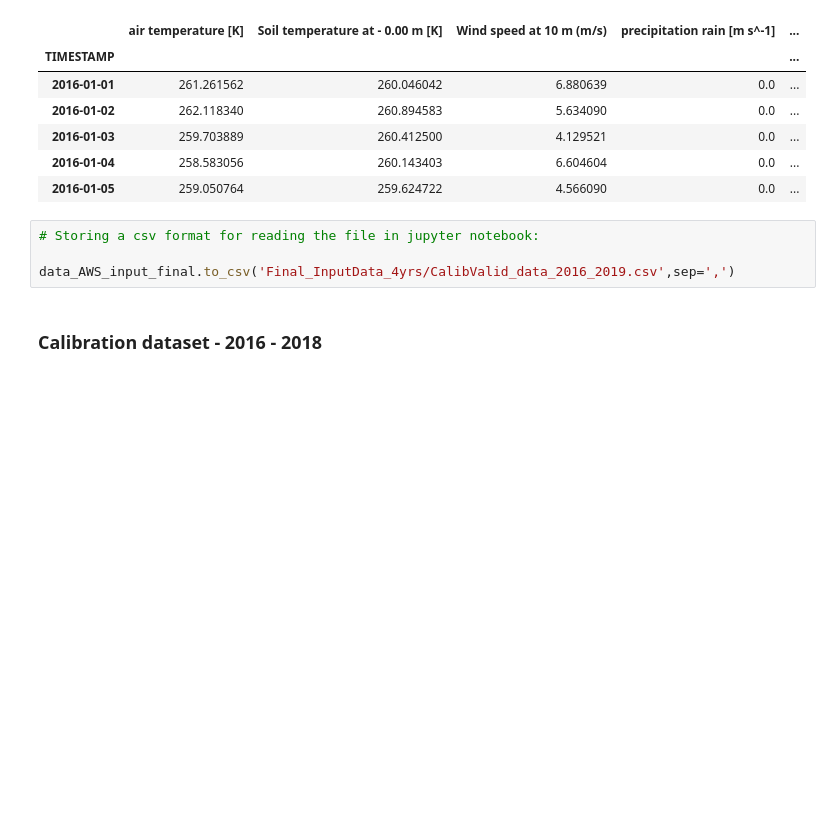
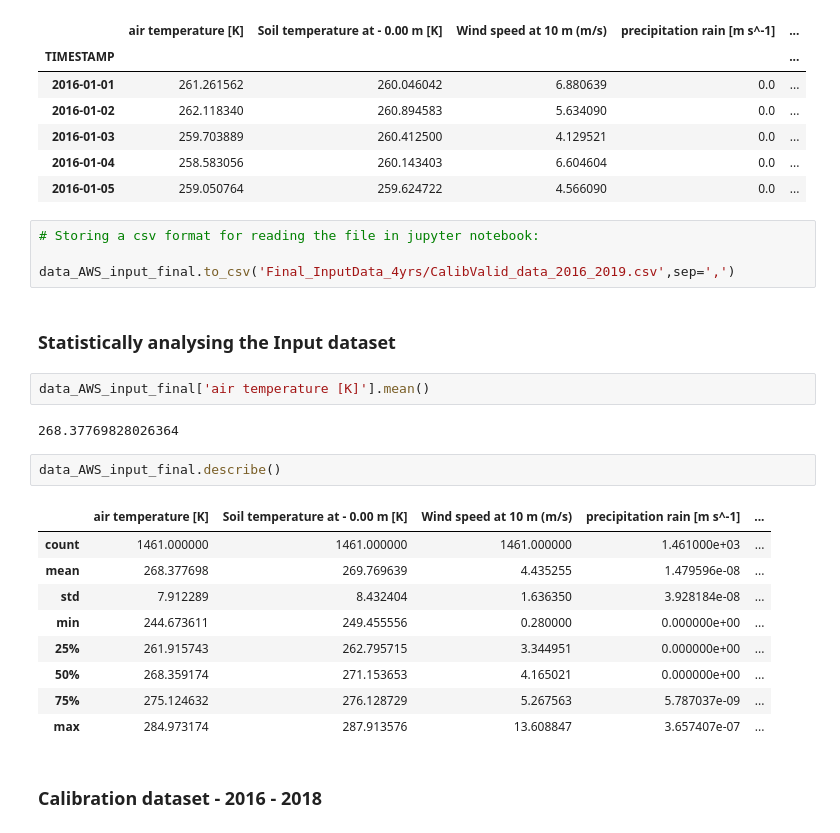
Before and after one commit to radhakrishnabl96/datamshapratirupa, a Jupyter notebook: 1_data_prep/AWS_final_metdata_4yrs_concise.ipynb, the cells around one changed output. Drawn from its saved outputs; the diff is of its cells as text; blank space fills up the shorter version.

```diff
--- a/1_data_prep/AWS_final_metdata_4yrs_concise.ipynb
+++ b/1_data_prep/AWS_final_metdata_4yrs_concise.ipynb
@@ -803,6 +803,24 @@ data_AWS_input_final.head()
 # Storing a csv format for reading the file in jupyter notebook:
 
 data_AWS_input_final.to_csv('Final_InputData_4yrs/CalibValid_data_2016_2019.csv',sep=',')
+# %% [markdown]
+### Statistically analysing the Input dataset
+# %%
+data_AWS_input_final['air temperature [K]'].mean()
+# %% [output]
+268.37769828026364
+# %%
+data_AWS_input_final.describe()
+# %% [output]
+|  | air temperature [K] | Soil temperature at - 0.00 m [K] | Wind speed at 10 m (m/s) | precipitation rain [m s^-1] | ... |
+| count | 1461.000000 | 1461.000000 | 1461.000000 | 1.461000e+03 | ... |
+| mean | 268.377698 | 269.769639 | 4.435255 | 1.479596e-08 | ... |
+| std | 7.912289 | 8.432404 | 1.636350 | 3.928184e-08 | ... |
+| min | 244.673611 | 249.455556 | 0.280000 | 0.000000e+00 | ... |
+| 25% | 261.915743 | 262.795715 | 3.344951 | 0.000000e+00 | ... |
+| 50% | 268.359174 | 271.153653 | 4.165021 | 0.000000e+00 | ... |
+| 75% | 275.124632 | 276.128729 | 5.267563 | 5.787037e-09 | ... |
+| max | 284.973174 | 287.913576 | 13.608847 | 3.657407e-07 | ... |
 # %% [markdown]
 ### Calibration dataset - 2016 - 2018
 # %%
```
Also changed, not shown: parts of 13 cells of this notebook, 21 other files.
